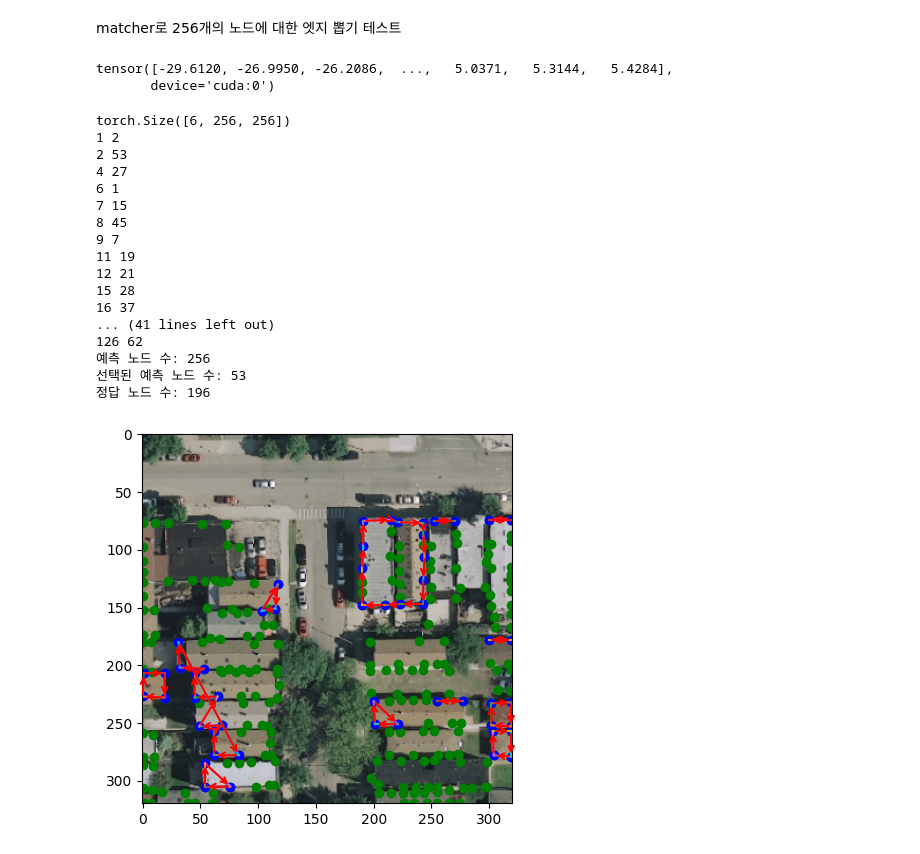
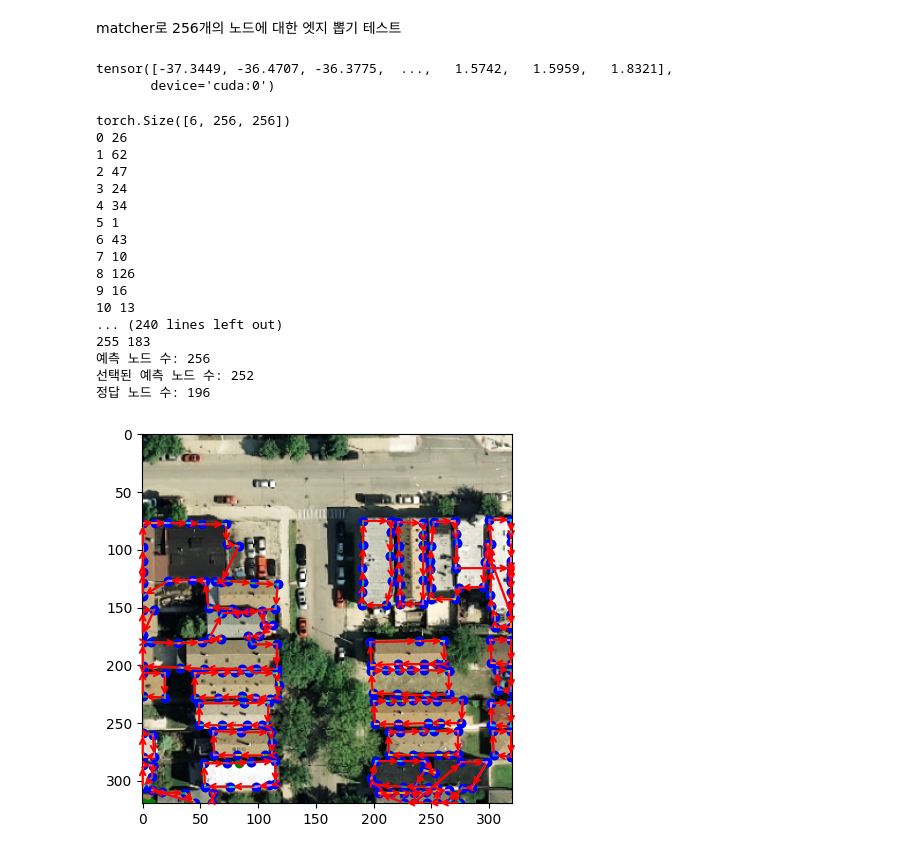
Before and after one commit to tmits37/relationformer, a Jupyter notebook: test_inference_TopDiG.ipynb, the cells around one changed output. Drawn from its saved outputs; the diff is of its cells as text; code cells hidden in the pictures.

Commit message:
[Change] diagonal weight loss

```diff
--- a/test_inference_TopDiG.ipynb
+++ b/test_inference_TopDiG.ipynb
@@ -258,7 +258,7 @@ TopDiG, 백본 ckpt 불러오기
 config_file = "configs/TopDiG_train.yaml"
 config_file2 = "configs/inria_pretrain.yaml"
 ckpt_backbone_path = "/nas/tsgil/gil/picked_backbone/epochs_130_5e-6.pth"
-ckpt_path = "/nas/tsgil/relationformer/work_dirs/TopDiG_train/runs/baseline_TopDiG_train_epoch20_scores_split_10/models/epochs_20.pth"
+ckpt_path = "/nas/tsgil/TopDiG_train/runs/baseline_TopDiG_train_epoch20_weighted_ce_10/models/epochs_20.pth"
 
 with open(config_file) as f:
     config = yaml.load(f, Loader=yaml.FullLoader)
@@ -360,67 +360,68 @@ def scores_to_permutations(scores): # 인퍼런스용 함수
 # %%
 scores1[1].unique()
 # %% [output]
-tensor([-29.6120, -26.9950, -26.2086,  ...,   5.0371,   5.3144,   5.4284],
+tensor([-37.3449, -36.4707, -36.3775,  ...,   1.5742,   1.5959,   1.8321],
        device='cuda:0')
 # %%
 idx_of_batch = 1
 
+
 scores = scores1.sigmoid() + scores2.transpose(1,2).sigmoid()
-# scores = scores1 + scores2
-for b in range(len(scores)):
-    diagonal = torch.diag(scores[b])/2
-    for i in range(diagonal.size(0)):
-        scores[b, i, i] = diagonal[i]
+# # scores = scores1 + scores2
+# for b in range(len(scores)):
+#     diagonal = torch.diag(scores[b])*2
+#     for i in range(diagonal.size(0)):
+#         scores[b, i, i] = diagonal[i]
 
 permu = scores_to_permutations(scores)
 print(permu.shape)
 mat = permu[idx_of_batch].numpy()
 edges = []
-for i in range(256):
-    for j in range(256):
+for i in range(len(mat)):
+    for j in range(len(mat)):
         if mat[i][j] == 1:
             if i != j:
                 print(i, j)
                 edges.append((i,j))
 nodes = nms_TopDiG[1].detach().cpu().numpy()
 image = images[idx_of_batch].detach().cpu().numpy().transpose(1,2,0)
 nodes = nodes[idx_of_batch]
 # print(nodes)
 
 print("예측 노드 수:", len(nodes))
 print("선택된 예측 노드 수:", len(edges))
 print("정답 노드 수:", len(data[2][1].detach().cpu().numpy()))
 
 # Visualize
-plt.imshow(min_max_normalize(image, 0))
+plt.imshow(min_max_normalize(image, 0.5))
 plt.scatter(nodes[:,1], nodes[:,0], color='g')
 for x, _ in edges:
     plt.scatter(nodes[x][1], nodes[x][0], color='b')
 for e in edges:
     connect = np.stack([nodes[e[0]], nodes[e[1]]], axis=0)
     plt.plot(connect[:,1], connect[:,0])
     plt.annotate("", xy=nodes[e[0]][::-1], xytext=nodes[e[1]][::-1],
-                arrowprops=dict(arrowstyle="->", lw=1.5, color='red'))
+                arrowprops=dict(arrowstyle="->", lw=1.5, color='r'))
 
 plt.show()
 # %% [output]
 torch.Size([6, 256, 256])
-1 2
-2 53
-4 27
-6 1
-7 15
-8 45
-9 7
-11 19
-12 21
-15 28
-16 37
-... (41 lines left out)
-126 62
+0 26
+1 62
+2 47
+3 24
+4 34
+5 1
+6 43
+7 10
+8 126
+9 16
+10 13
+... (240 lines left out)
+255 183
 예측 노드 수: 256
-선택된 예측 노드 수: 53
+선택된 예측 노드 수: 252
 정답 노드 수: 196
-[figure, old version]
+[figure, new version]
 # %%
 plt.imshow(scores1[1].sigmoid().cpu().numpy())
```
Also changed, not shown: parts of 12 cells of this notebook, 6 other files.
